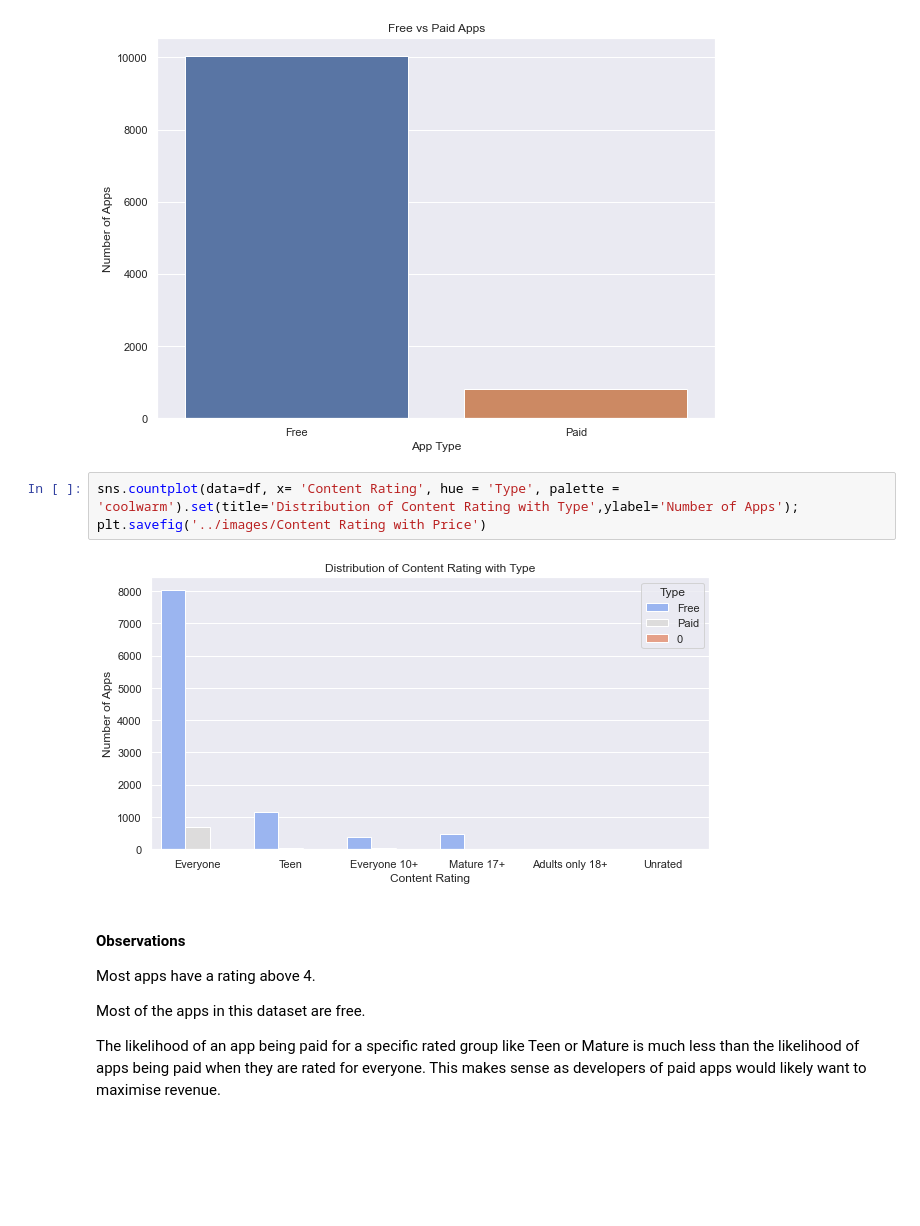
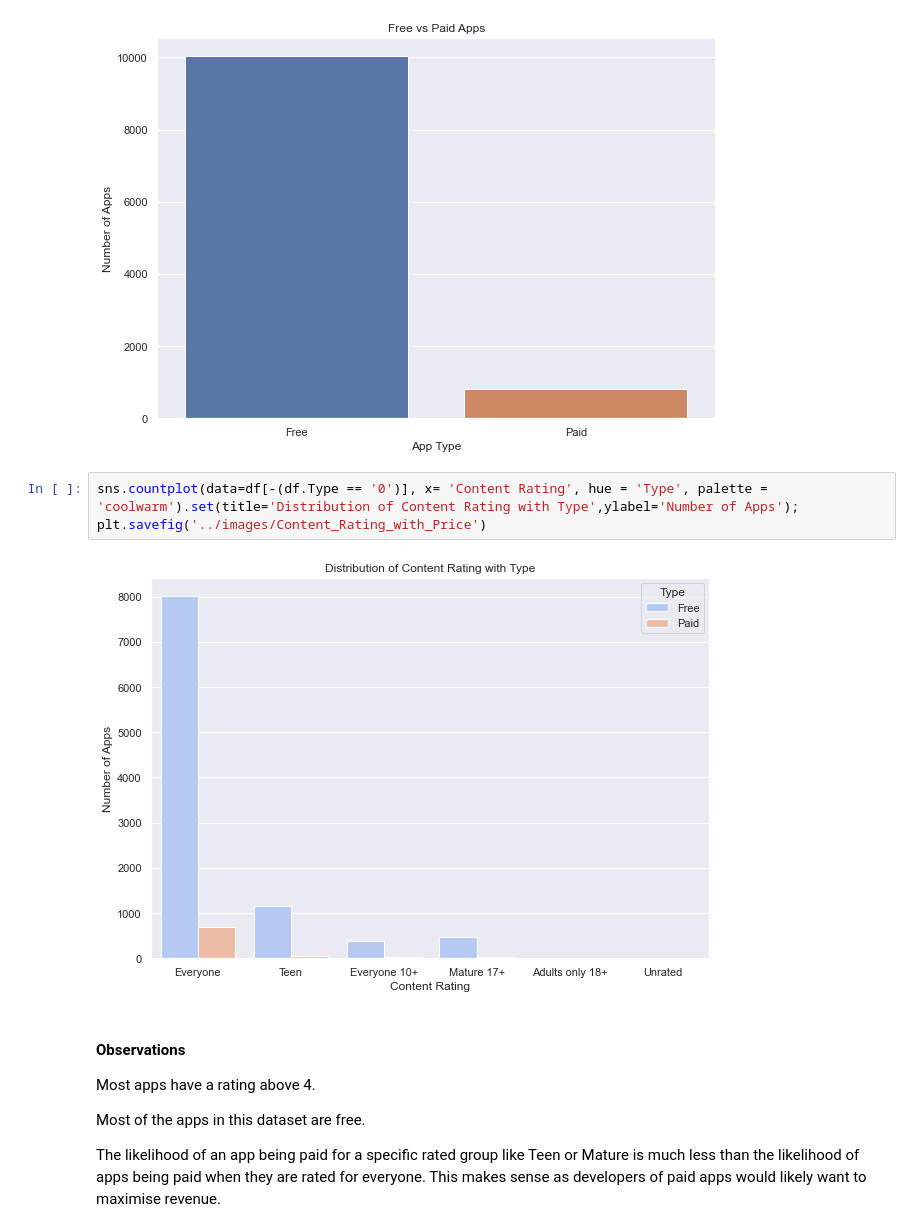
Before and after one commit to ubco-W2022T1-cosc301/project-group36, a Jupyter notebook: notebooks/analysis2.ipynb, the cells around one changed output. Drawn from its saved outputs; the diff is of its cells as text; blank space fills up the shorter version.

Commit message:
Exported Images

```diff
--- a/notebooks/analysis2.ipynb
+++ b/notebooks/analysis2.ipynb
@@ -254,10 +254,10 @@ plt.savefig('../images/Free vs Paid Apps')
 # %% [output]
 [figure]
 # %%
-sns.countplot(data=df, x= 'Content Rating', hue = 'Type', palette = 'coolwarm').set(title='Distribution of Content Rating with Type',ylabel='Number of Apps');
-plt.savefig('../images/Content Rating with Price')
+sns.countplot(data=df[-(df.Type == '0')], x= 'Content Rating', hue = 'Type', palette = 'coolwarm').set(title='Distribution of Content Rating with Type',ylabel='Number of Apps');
+plt.savefig('../images/Content_Rating_with_Price')
 # %% [output]
-[figure, old version]
+[figure, new version]
 # %% [markdown]
 #### Observations
 Most apps have a rating above 4.
```
